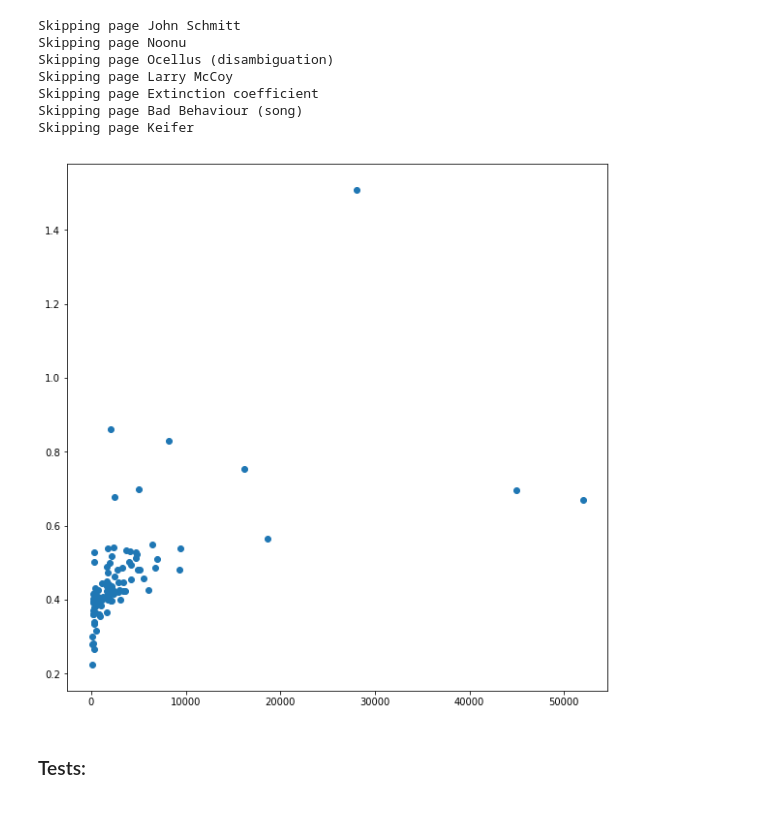
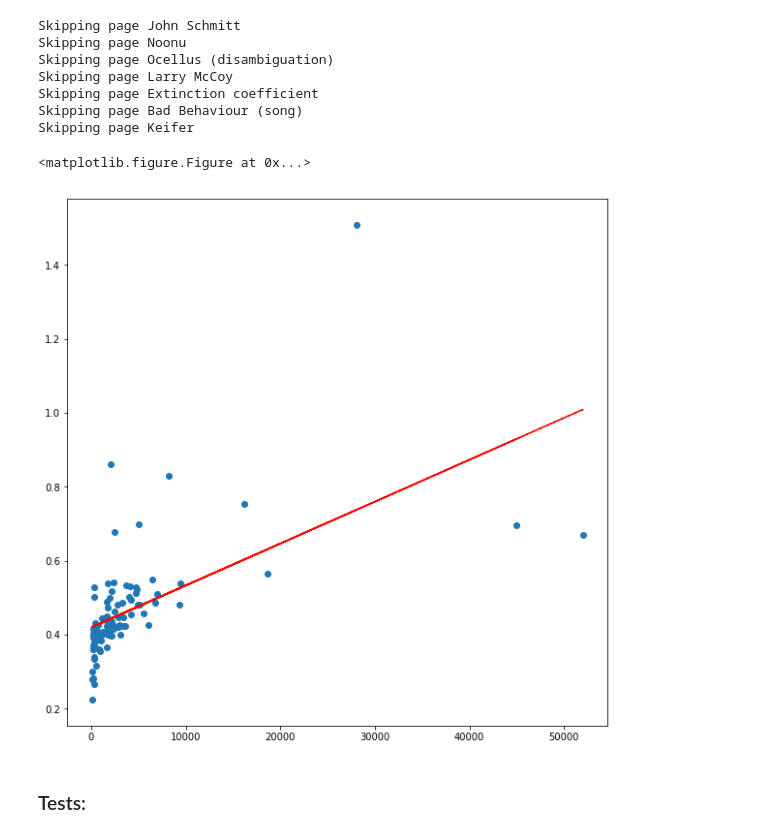
Before and after one commit to alexeykosh/2018-persistent-homology-NLP, a Jupyter notebook: Untitled1.ipynb, the cells around one changed output. Drawn from its saved outputs; the diff is of its cells as text; code cells hidden in the pictures.

```diff
--- a/Untitled1.ipynb
+++ b/Untitled1.ipynb
@@ -94,10 +94,14 @@ for text in texts:
     res.append((len(text), dn.wasserstein_distance(a.persistent()[0], b.persistent()[0])))
 # %%
 plt.figure(figsize=(10, 10))
+z = np.polyfit([i[0] for i in res], [i[1] for i in res], 1)
+p = np.poly1d(z)
 plt.scatter(y=[i[1] for i in res], x=[i[0] for i in res])
+plt.plot([i[0] for i in res], p([i[0] for i in res]),"r--")
 plt.show()
 # %% [output]
+<matplotlib.figure.Figure at 0x...>
-[figure, old version]
+[figure, new version]
 # %% [markdown]
 ### Tests:
 # %%
```
Also changed, not shown: parts of 2 cells of this notebook.
